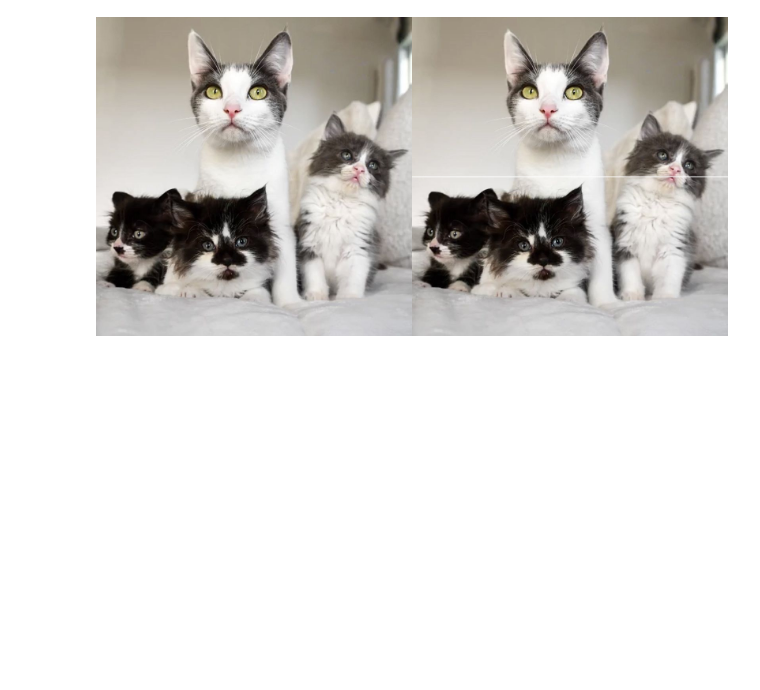
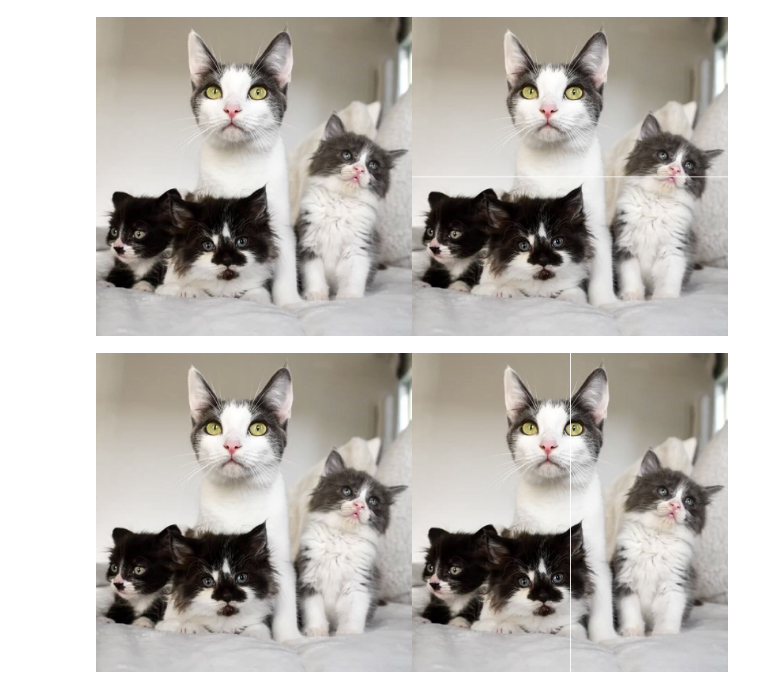
Before and after one commit to Majid5654/Erwan-Majid_PCVK_Ganjil_2025, a Jupyter notebook: Week1.ipynb, the cells around one changed output. Saved outputs shown, nothing was run; the diff lists cells and outputs as text; code cells hidden in the pictures; blank space fills up the shorter version.

```diff
--- a/Week1.ipynb
+++ b/Week1.ipynb
@@ -47,3 +47,12 @@ final_frame = cv2.hconcat((image_2, image_3))
 cv2_imshow(final_frame)
 # %% [output]
 [figure]
+# %%
+image_4 = image_2.copy()
+for y in range(tinggi):
+    image_4[y, lebar // 2] = [255, 255, 255]
+
+final_frame1 = cv2.hconcat((image_2, image_4))
+cv2_imshow(final_frame1)
+# %% [output]
+[figure, added]
```
Also changed, not shown: parts of 2 cells of this notebook.
